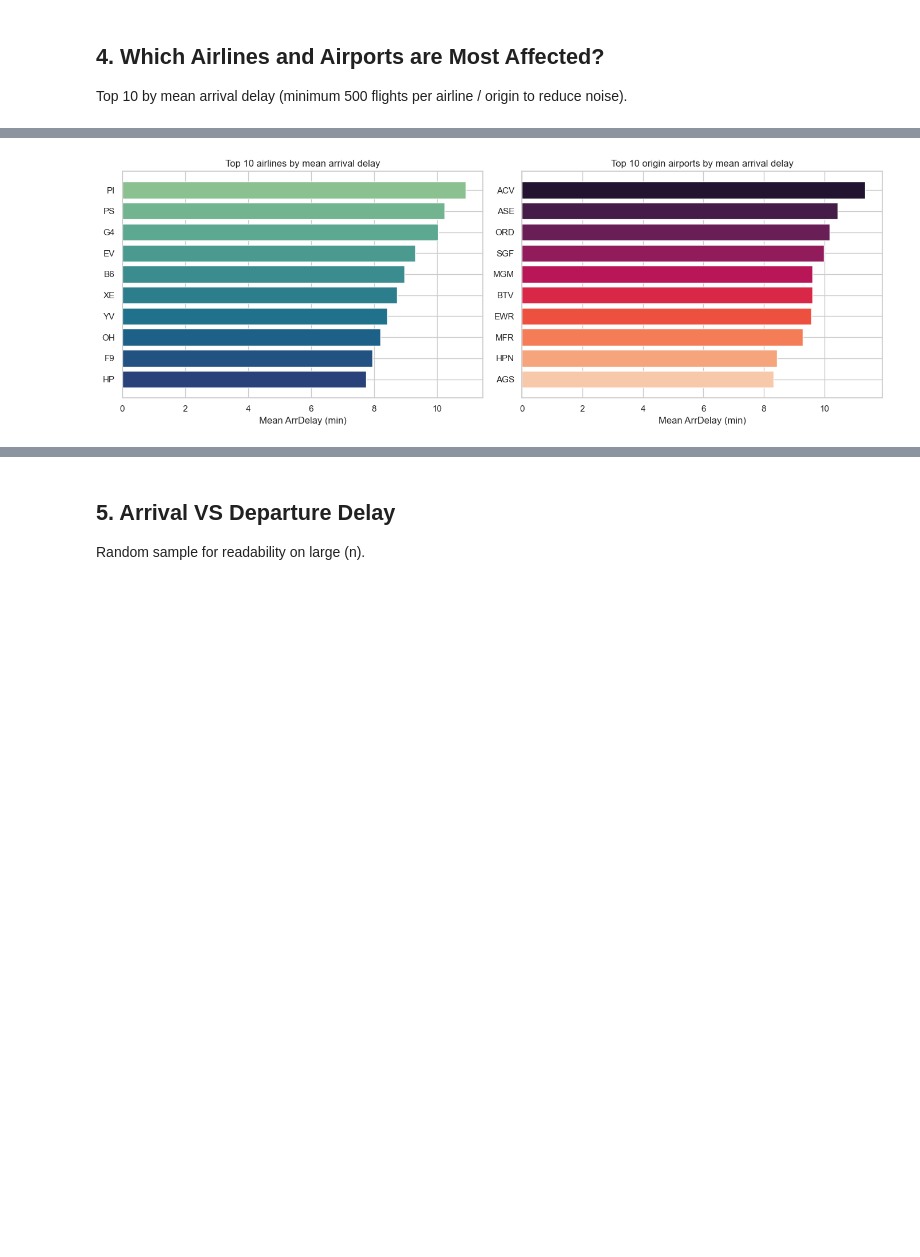
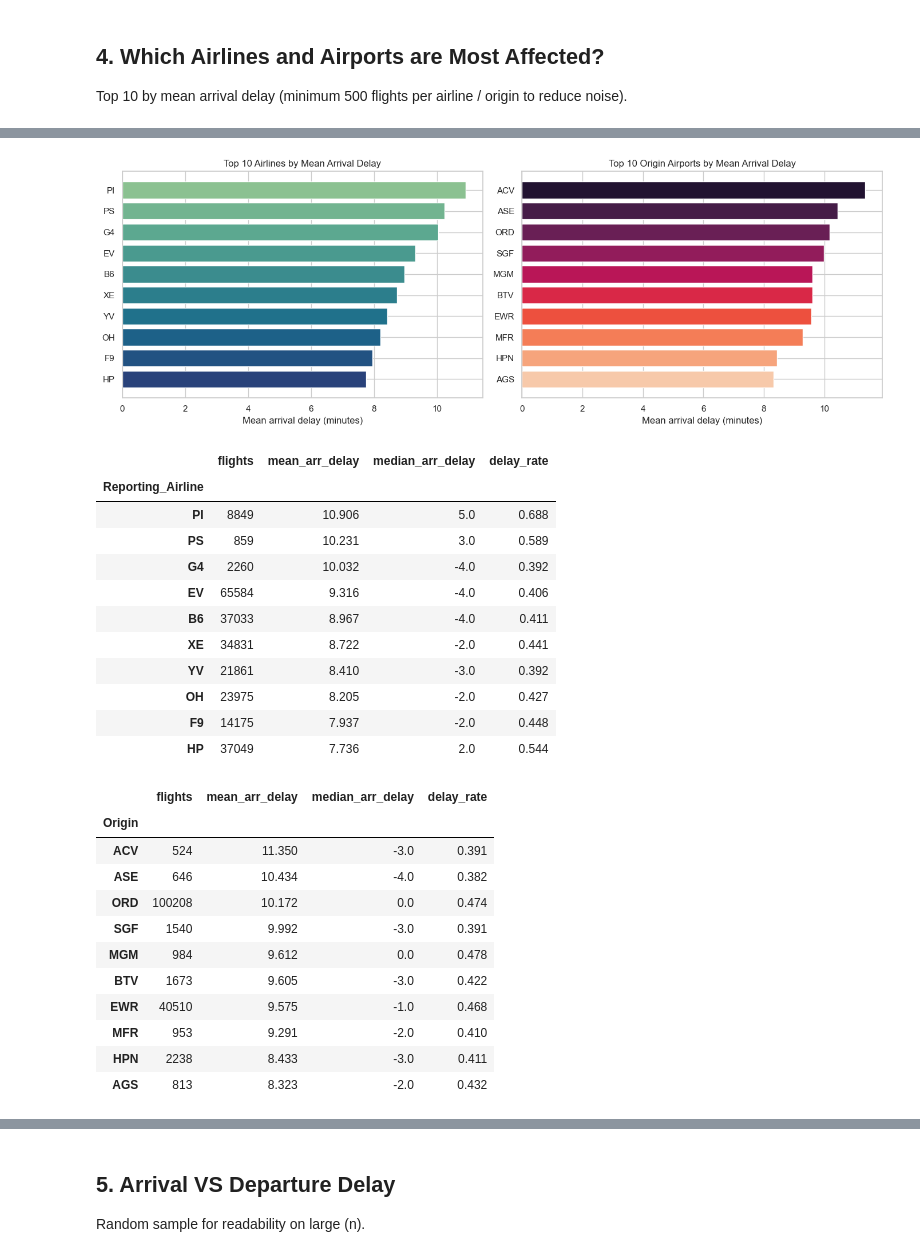
Before and after one commit to zuhrahmoh/Big-Data-Project, a Jupyter notebook: 02_exploratory_analysis.ipynb, the cells around one changed output, grey strips where cells are left out. Drawn from its saved outputs; the diff is of its cells as text; code cells hidden in the pictures; blank space fills up the shorter version.

```diff
--- a/02_exploratory_analysis.ipynb
+++ b/02_exploratory_analysis.ipynb
@@ -206,23 +286,71 @@ This analysis provides insight into whether delays are driven more by carrier-le
 # %%
-def top_by_mean_delay(gb_col, min_n=500, top_k=10):
-    g = oper.groupby(gb_col).agg(n=("ArrDelay", "size"), mean_ad=("ArrDelay", "mean"))
-    g = g[g["n"] >= min_n].sort_values("mean_ad", ascending=False).head(top_k)
+def top_delay_entities(gb_col, min_n=500, top_k=10):
+    g = (
+        oper.groupby(gb_col)
+        .agg(
+            flights=("ArrDelay", "size"),
+            mean_arr_delay=("ArrDelay", "mean"),
+            median_arr_delay=("ArrDelay", "median"),
+            delay_rate=("IsArrivalDelayed", "mean"),
+        )
+        .query("flights >= @min_n")
+        .sort_values("mean_arr_delay", ascending=False)
+        .head(top_k)
+    )
     return g
 
 
-top_airlines = top_by_mean_delay("Reporting_Airline")
-top_airports = top_by_mean_delay("Origin")
+top_airlines = top_delay_entities("Reporting_Airline")
+top_airports = top_delay_entities("Origin")
 
 fig, axes = plt.subplots(1, 2, figsize=(14, 5))
-axes[0].barh(top_airlines.index.astype(str), top_airlines["mean_ad"], color=sns.color_palette("crest", len(top_airlines)))
+
+axes[0].barh(
+    top_airlines.index.astype(str),
+    top_airlines["mean_arr_delay"],
+    color=sns.color_palette("crest", len(top_airlines)),
+)
 axes[0].invert_yaxis()
-axes[0].set_xlabel("Mean ArrDelay (min)")
-axes[0].set_title("Top 10 airlines by mean arrival delay")
-axes[1].barh(top_airports.index.astype(str), top_airports["mean_ad"], color=sns.color_palette("rocket", len(top_airports)))
+axes[0].set_xlabel("Mean arrival delay (minutes)")
+axes[0].set_title("Top 10 Airlines by Mean Arrival Delay")
+
+axes[1].barh(
+    top_airports.index.astype(str),
+    top_airports["mean_arr_delay"],
+    color=sns.color_palette("rocket", len(top_airports)),
+)
 axes[1].invert_yaxis()
-axes[1].set_xlabel("Mean ArrDelay (min)")
-axes[1].set_title("Top 10 origin airports by mean arrival delay")
+axes[1].set_xlabel("Mean arrival delay (minutes)")
+axes[1].set_title("Top 10 Origin Airports by Mean Arrival Delay")
+
 plt.tight_layout()
 plt.show()
+
+display(top_airlines.round(3))
+display(top_airports.round(3))
 # %% [output]
-[figure, old version]
+[figure, new version]
+|  | flights | mean_arr_delay | median_arr_delay | delay_rate |
+| Reporting_Airline |  |  |  |  |
+| PI | 8849 | 10.906 | 5.0 | 0.688 |
+| PS | 859 | 10.231 | 3.0 | 0.589 |
+| G4 | 2260 | 10.032 | -4.0 | 0.392 |
+| EV | 65584 | 9.316 | -4.0 | 0.406 |
+| B6 | 37033 | 8.967 | -4.0 | 0.411 |
+| XE | 34831 | 8.722 | -2.0 | 0.441 |
+| YV | 21861 | 8.410 | -3.0 | 0.392 |
+| OH | 23975 | 8.205 | -2.0 | 0.427 |
+| F9 | 14175 | 7.937 | -2.0 | 0.448 |
+| HP | 37049 | 7.736 | 2.0 | 0.544 |
+|  | flights | mean_arr_delay | median_arr_delay | delay_rate |
+| Origin |  |  |  |  |
+| ACV | 524 | 11.350 | -3.0 | 0.391 |
+| ASE | 646 | 10.434 | -4.0 | 0.382 |
+| ORD | 100208 | 10.172 | 0.0 | 0.474 |
+| SGF | 1540 | 9.992 | -3.0 | 0.391 |
+| MGM | 984 | 9.612 | 0.0 | 0.478 |
+| BTV | 1673 | 9.605 | -3.0 | 0.422 |
+| EWR | 40510 | 9.575 | -1.0 | 0.468 |
+| MFR | 953 | 9.291 | -2.0 | 0.410 |
+| HPN | 2238 | 8.433 | -3.0 | 0.411 |
+| AGS | 813 | 8.323 | -2.0 | 0.432 |
```
Also changed, not shown: parts of 19 cells of this notebook.
